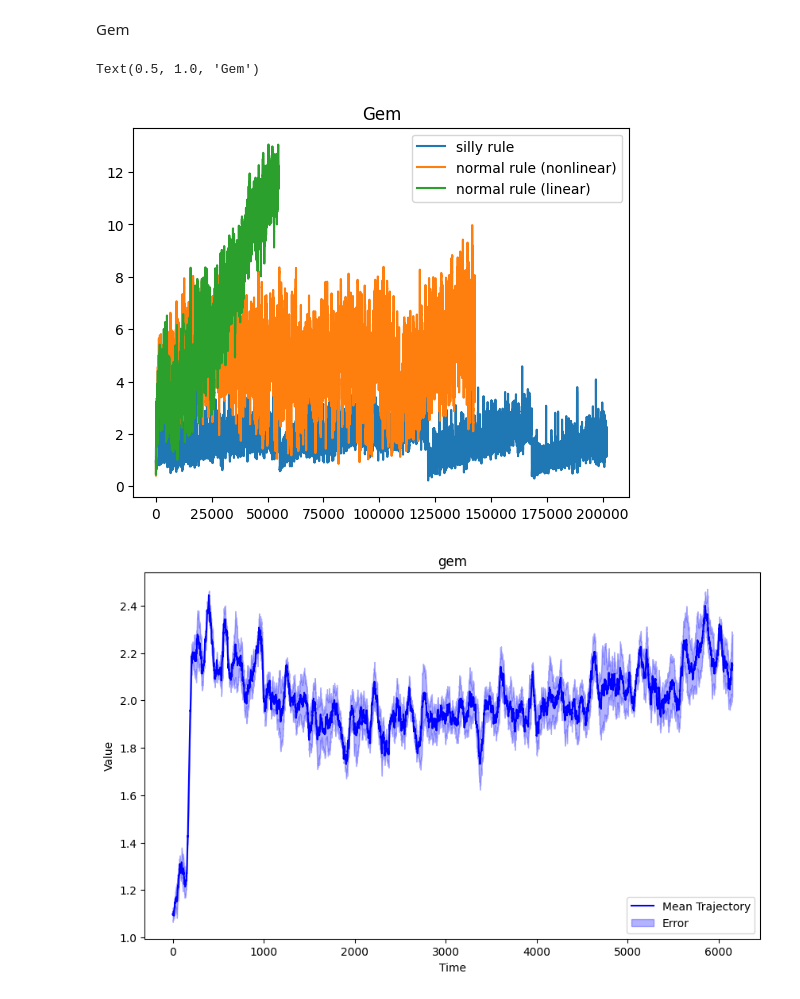
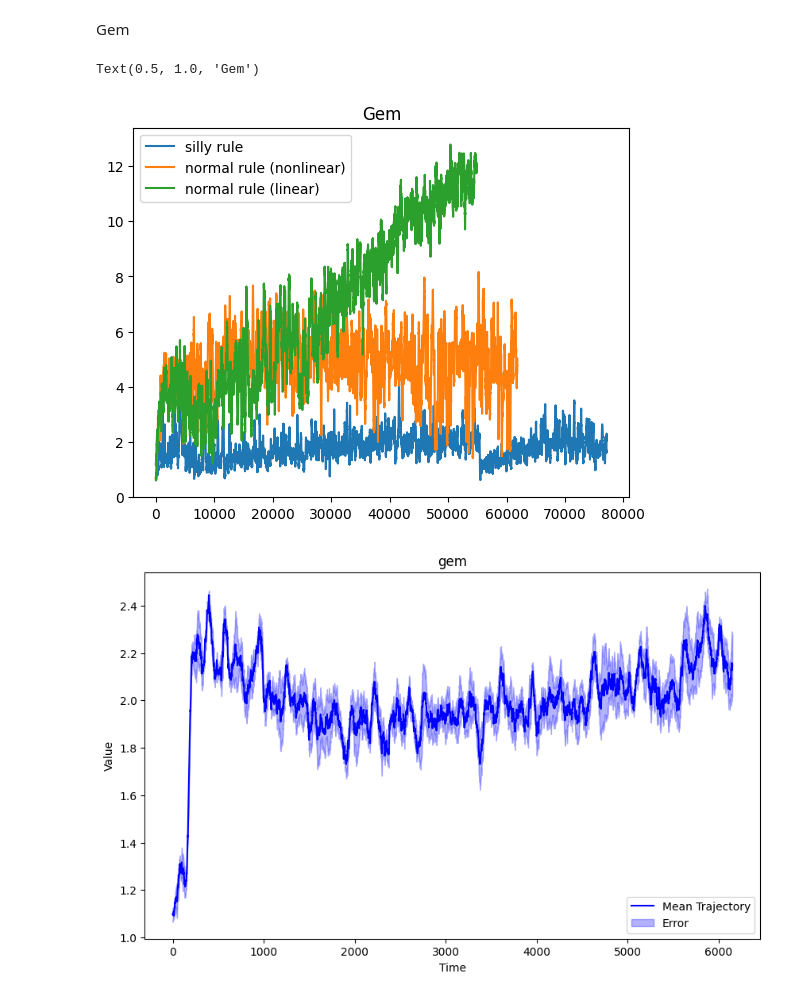
Before and after one commit to social-ai-uoft/sorrel, a Jupyter notebook: examples/state_punishment/analysis/analysis_v2.ipynb, the cells around one changed output. Cells and saved outputs as stored; diff of their text form; code cells hidden in the pictures.

```diff
--- a/examples/state_punishment/analysis/analysis_v2.ipynb
+++ b/examples/state_punishment/analysis/analysis_v2.ipynb
@@ -640,8 +493,9 @@ Text(0.5, 0.98, 'Reward')
 encounter_coins
 # %%
 folders = [
-    'test_study1__dynamic_with_cost0.2_stacked_view_simple_actions_3agents_respawn_0.04_v0_s1_seed1_20250310-16031741638305',
-    'test_study1__dynamic_stacked_view_simple_actions_3agents_respawn_0.04_v0_20250301-17031740866784'
+    'testvote_withseparateTime_boostrap_withEndDone_test2agents_20241219-11121734627418',
+    'testvote_withseparateTime_boostrap_withEndDone_test3agents_20241209-21121733796887',
+    'testvote_withseparateTime_boostrap_withEndDone_test6agents_20241211-09121733926918',
 ]
 
 entity_name = 'Coin'
@@ -735,7 +577,7 @@ labels = ['single_view & simple_actions', 'single_view & compound_actions', 'sta
 labels = ['silly rule', 'normal rule (nonlinear)', 'normal rule (linear)']
 
 alpha = 0.2
-wsize = 200
+wsize = 100
 for ixs, d in enumerate(collective_):
     # plt.plot(exponential_moving_average(d, alpha), label=labels[ixs])
     plt.plot(rolling_average(d, wsize), label=labels[ixs])
@@ -765,8 +607,9 @@ IndexError: list index out of range
 Gem
 # %%
 folders = [
-    'test_study1__dynamic_with_cost0.2_stacked_view_simple_actions_3agents_respawn_0.04_v0_s1_seed1_20250310-16031741638305',
-    'test_study1__fixed_only_taboo_cost0.2_stacked_view_simple_actions_3agents_respawn_0.04_v0_s1_seed1_20250310-17031741641919'
+    'testvote_withseparateTime_boostrap_withEndDone_test2agents_20241219-11121734627418',
+    'testvote_withseparateTime_boostrap_withEndDone_test3agents_20241209-21121733796887',
+    'testvote_withseparateTime_boostrap_withEndDone_test6agents_20241211-09121733926918',
 ]
 
 entity_name = 'Gem'
@@ -789,30 +632,30 @@ for ixs, folder in enumerate(folders):
 collective_ = [np.mean(collective[i], axis=0) for i in range(len(collective))]
 # %%
 # combine different checkpoints
+# folders_1 = [
+#     'test_voting_single_view_simple_actions_3agents_v0_20250219-16021740001974',
+#     'test_voting_single_view_composite_actions_3agents_v0_20250219-16021740001897',
+#     'test_voting_stacked_views_simple_actions_3agents_v0_20250219-15021739996204',
+#     'test_voting_stacked_views_composite_actions_3agents_v0_20250219-16021739998907'
+# ]
+
+# folders_2 = [
+#     '',
+#     'test_voting_single_view_composite_actions_3agents_v0_resume_20250221-13021740163849',
+#     '',
+#     'test_voting_stacked_views_composite_actions_3agents_v0_resume_20250221-13021740163847'
+# ]
 folders_1 = [
     'test_study1__dynamic_stacked_view_simple_actions_3agents_respawn_0.04_v0_20250301-17031740866784',
     'test_study1__fixed_only_taboo_stacked_view_simple_actions_3agents_respawn_0.04_v0_20250302-17031740953710',
     'test_study1__nondynamic_stacked_view_simple_actions_3agents_respawn_0.04_v0_20250228-11021740761664'
 ]
 folders_2 = [
-    'test_study1__dynamic_stacked_view_simple_actions_3agents_respawn_0.04_v0_s2_20250304-11031741106683',
-    'test_study1__fixed_only_taboo_stacked_view_simple_actions_3agents_respawn_0.04_v0_s2_seed1_20250306-10031741276191',
-    ''
-]
-
-folders_3 = [
-    'test_study1__dynamic_stacked_view_simple_actions_3agents_respawn_0.04_v0_s3_seed1_20250307-11031741366173',
-    'test_study1__fixed_only_taboo_stacked_view_simple_actions_3agents_respawn_0.04_v0_s3_seed1_20250309-18031741559491',
-    ''
-]
-
-folders_4 = [
-    'test_study1__dynamic_stacked_view_simple_actions_3agents_respawn_0.04_v0_s4_seed1_20250309-18031741559623',
+    'test_study1__dynamic_stacked_view_simple_actions_3agents_respawn_0.04_v0_s2_20250304-11031741106683'
     '',
     ''
 ]
-
-folders_all = [folders_1, folders_2, folders_3, folders_4]
+folders_all = [folders_1, folders_2]
 
 entity_name = 'Gem'
 agents_num = [2,3,6] # specify the number of agents in each condition
@@ -844,19 +687,19 @@ collective_ = [np.mean(trim_and_calculate_mean(collective_processed[i]), axis=0)
 # %%
 labels = ['2 Aagents', '3 Aagents', '6 Aagents']
 labels = ['single_view & simple_actions', 'single_view & compound_actions', 'stacked_views & simple_actions', 'stacked_views & compound_actions']
 labels = ['silly rule', 'normal rule (nonlinear)', 'normal rule (linear)']
 
 
 alpha = 0.2
-wsize = 50
+wsize = 100
 for ixs, d in enumerate(collective_):
     # plt.plot(exponential_moving_average(d, alpha), label=labels[ixs])
     plt.plot(rolling_average(d, wsize), label=labels[ixs])
 plt.legend()
 plt.title('Gem')
 # %% [output]
 Text(0.5, 1.0, 'Gem')
-[figure, old version]
+[figure, new version]
 # %%
 smoothed_collective_= [rolling_average(d, 50) for d in collective_]
 plot_average_trajectory(smoothed_collective_, 'sem', title='gem')
```
Also changed, not shown: parts of 27 cells of this notebook, 1 other file.
